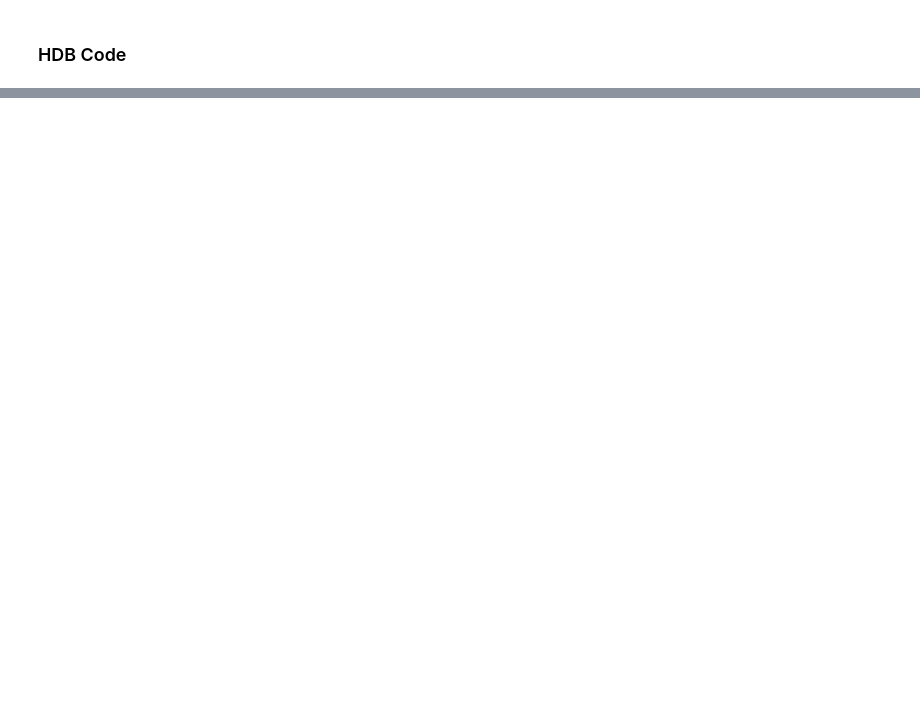
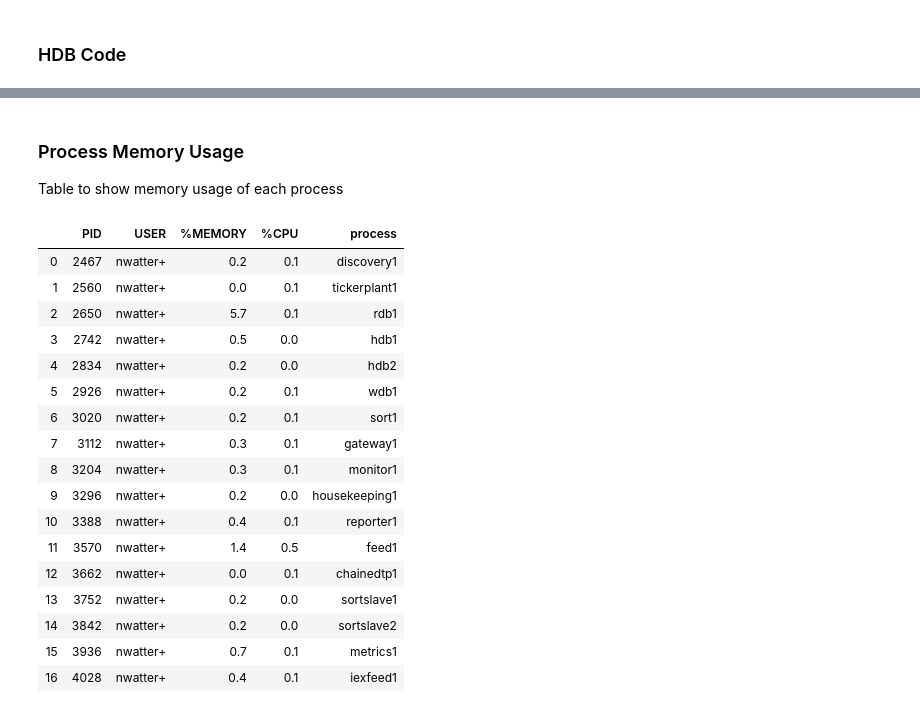
Before and after one commit to PeterSmiley/TorQ, a Jupyter notebook: test1.ipynb, the cells around one changed output, grey strips where cells are left out. Saved outputs shown, nothing was run; the diff lists cells and outputs as text; code cells hidden in the pictures; blank space fills up the shorter version.

```diff
--- a/test1.ipynb
+++ b/test1.ipynb
@@ -273,0 +293,32 @@ lastdayquery
+# %% [markdown]
+### Process Memory Usage
+
+Table to show memory usage of each process
+# %%
+pid=!ps -o pid,user,%mem,%cpu,command ax |grep stackid  #process status commmand for TorQ processes
+df2=np.asarray(pid)                                     #make ps ouput into an array
+df3=[i.split(' ') for i in df2]                         #split array by whitespace
+df4=pd.DataFrame(df3)                                   #make array into a pandas dataframe
+df4=df4.drop([0,1,4,6,8,9,10,11,12,13,14,16,17,18,19,20,21,22,23,24,25,26,27,28,29],1) #drop unwanted/empty columns
+df4=df4.drop([17,18],0)                                 #drop last two rows of non-TorQ related process status info
+df4.columns=('PID','USER','%MEMORY','%CPU','process')   #rename columns appropriately
+df4
+# %% [output]
+|  | PID | USER | %MEMORY | %CPU | process |
+| 0 | 2467 | nwatter+ | 0.2 | 0.1 | discovery1 |
+| 1 | 2560 | nwatter+ | 0.0 | 0.1 | tickerplant1 |
+| 2 | 2650 | nwatter+ | 5.7 | 0.1 | rdb1 |
+| 3 | 2742 | nwatter+ | 0.5 | 0.0 | hdb1 |
+| 4 | 2834 | nwatter+ | 0.2 | 0.0 | hdb2 |
+| 5 | 2926 | nwatter+ | 0.2 | 0.1 | wdb1 |
+| 6 | 3020 | nwatter+ | 0.2 | 0.1 | sort1 |
+| 7 | 3112 | nwatter+ | 0.3 | 0.1 | gateway1 |
+| 8 | 3204 | nwatter+ | 0.3 | 0.1 | monitor1 |
+| 9 | 3296 | nwatter+ | 0.2 | 0.0 | housekeeping1 |
+| 10 | 3388 | nwatter+ | 0.4 | 0.1 | reporter1 |
+| 11 | 3570 | nwatter+ | 1.4 | 0.5 | feed1 |
+| 12 | 3662 | nwatter+ | 0.0 | 0.1 | chainedtp1 |
+| 13 | 3752 | nwatter+ | 0.2 | 0.0 | sortslave1 |
+| 14 | 3842 | nwatter+ | 0.2 | 0.0 | sortslave2 |
+| 15 | 3936 | nwatter+ | 0.7 | 0.1 | metrics1 |
+| 16 | 4028 | nwatter+ | 0.4 | 0.1 | iexfeed1 |
```
Also changed, not shown: parts of 19 cells of this notebook.
